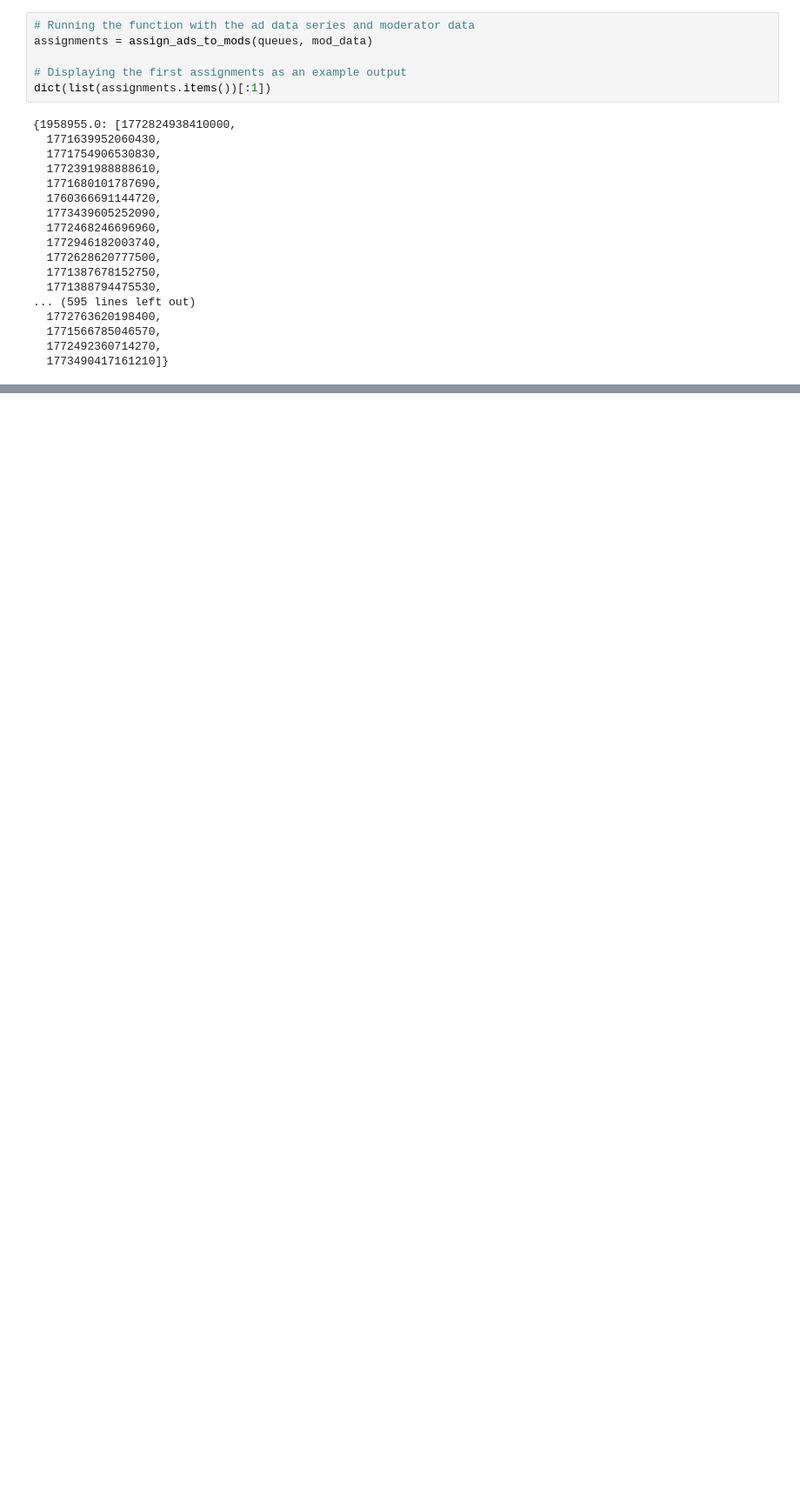
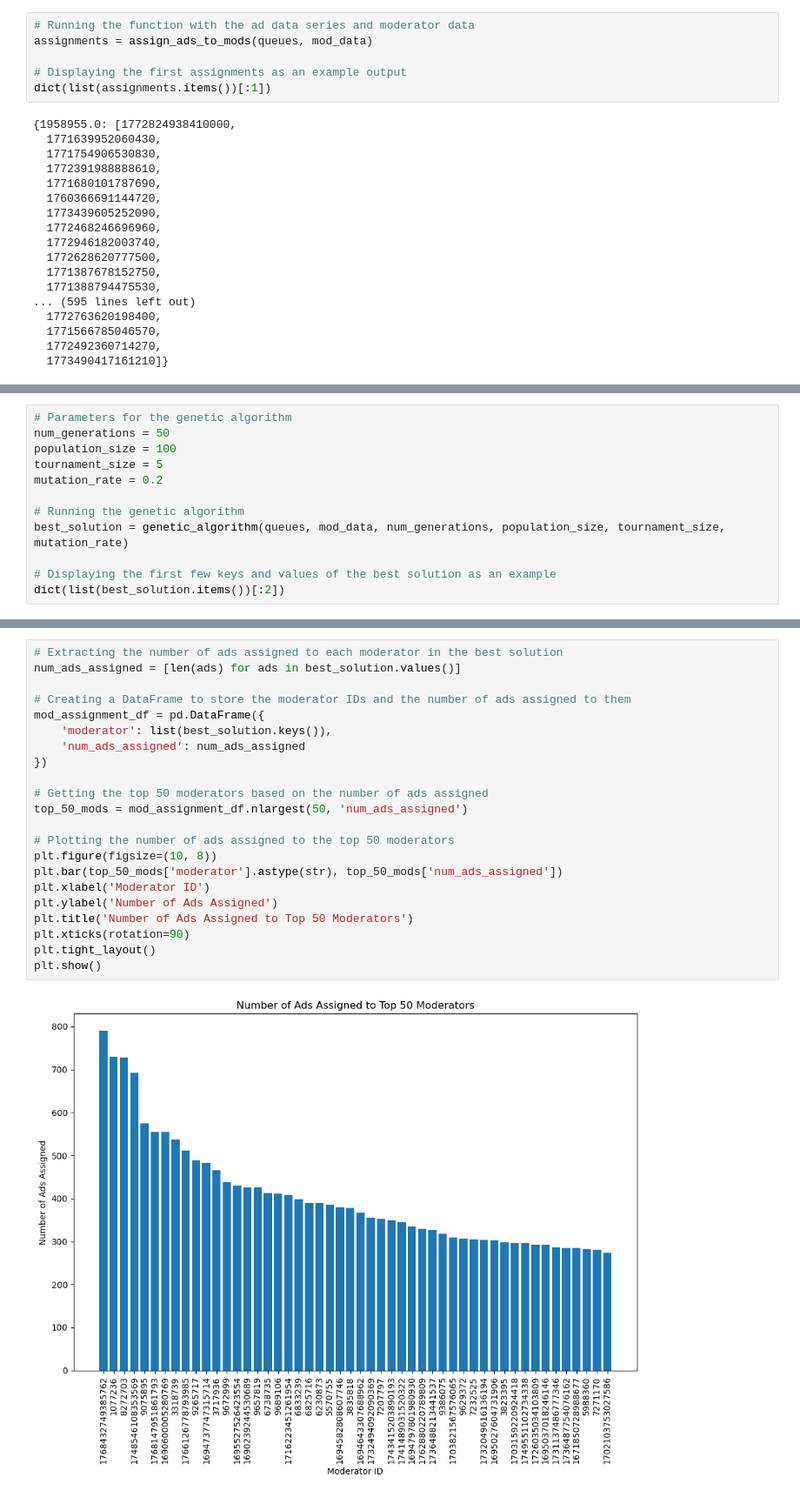
Before and after one commit to tanjoash/tiktok-hackathon, a Jupyter notebook: raynard/queue_priority.ipynb, the cells around one changed output, grey strips where cells are left out. Shown: that part at 87% size. Cells and saved outputs as stored; diff of their text form; blank space fills up the shorter version.

Commit message:
genetic algo

```diff
--- a/raynard/queue_priority.ipynb
+++ b/raynard/queue_priority.ipynb
@@ -206,0 +374,12 @@ plt.show()
+# %%
+# Parameters for the genetic algorithm
+num_generations = 50
+population_size = 100
+tournament_size = 5
+mutation_rate = 0.2
+
+# Running the genetic algorithm
+best_solution = genetic_algorithm(queues, mod_data, num_generations, population_size, tournament_size, mutation_rate)
+
+# Displaying the first few keys and values of the best solution as an example
+dict(list(best_solution.items())[:2])
@@ -206,0 +421,24 @@ plt.show()
+# %%
+# Extracting the number of ads assigned to each moderator in the best solution
+num_ads_assigned = [len(ads) for ads in best_solution.values()]
+
+# Creating a DataFrame to store the moderator IDs and the number of ads assigned to them
+mod_assignment_df = pd.DataFrame({
+    'moderator': list(best_solution.keys()),
+    'num_ads_assigned': num_ads_assigned
+})
+
+# Getting the top 50 moderators based on the number of ads assigned
+top_50_mods = mod_assignment_df.nlargest(50, 'num_ads_assigned')
+
+# Plotting the number of ads assigned to the top 50 moderators
+plt.figure(figsize=(10, 8))
+plt.bar(top_50_mods['moderator'].astype(str), top_50_mods['num_ads_assigned'])
+plt.xlabel('Moderator ID')
+plt.ylabel('Number of Ads Assigned')
+plt.title('Number of Ads Assigned to Top 50 Moderators')
+plt.xticks(rotation=90)
+plt.tight_layout()
+plt.show()
+# %% [output]
+[figure, added]
```
Also changed, not shown: parts of 6 cells of this notebook.
